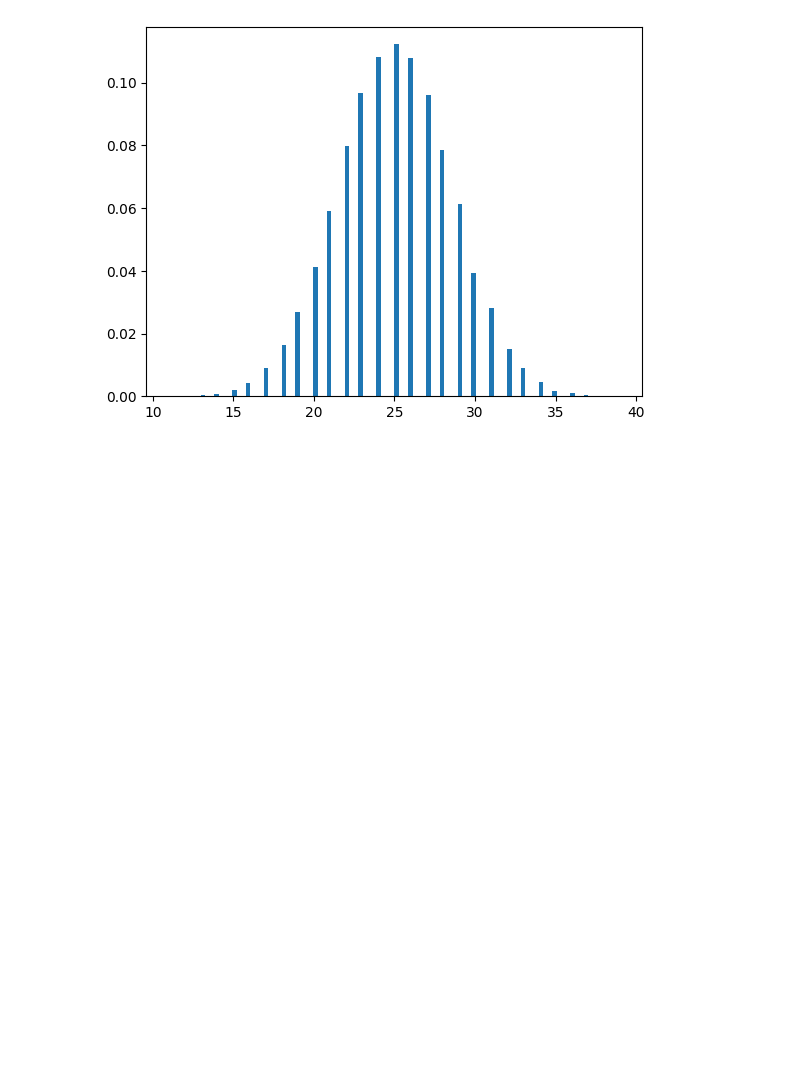
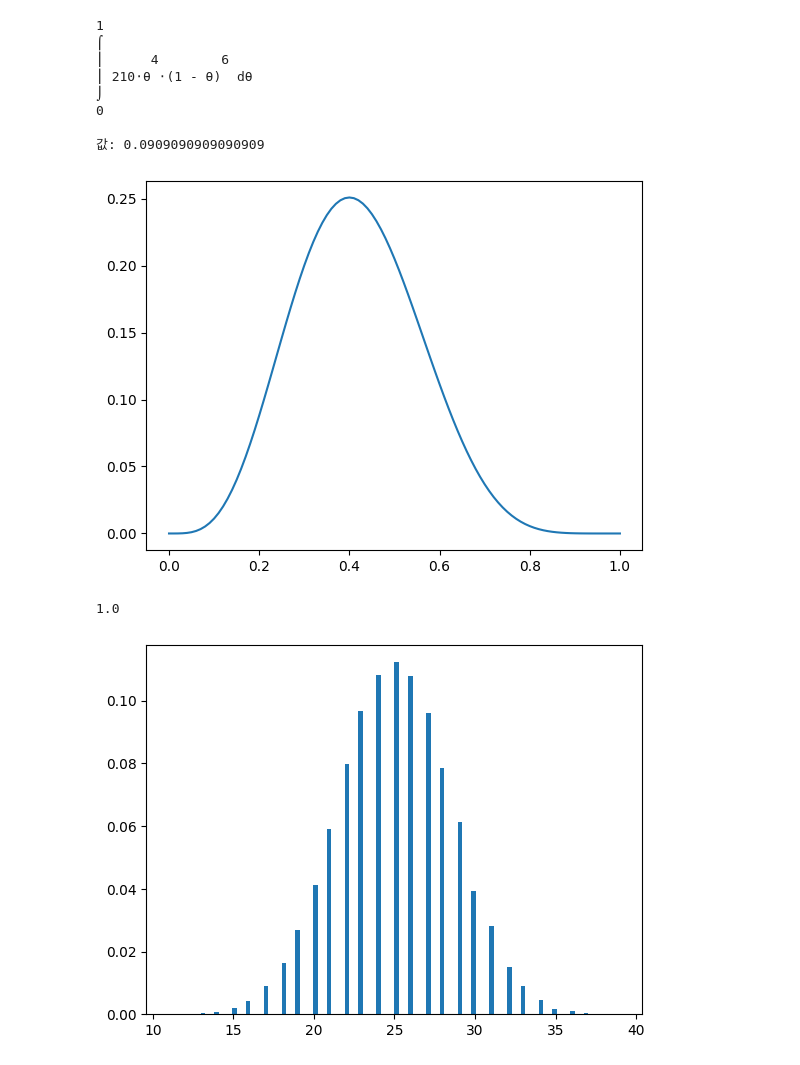
Before and after one commit to daksae98/mathematics-for-machine-learning, a Jupyter notebook: BayesianStatistics/binomial_distribution_experiment.ipynb, the cells around one changed output. Saved outputs shown, nothing was run; the diff lists cells and outputs as text; code cells hidden in the pictures; blank space fills up the shorter version.

Commit message:
BayesianStatistics-Predictive Distribution

```diff
--- a/BayesianStatistics/binomial_distribution_experiment.ipynb
+++ b/BayesianStatistics/binomial_distribution_experiment.ipynb
@@ -7,3 +16,46 @@ import matplotlib.pyplot as plt
+# %%
+def Binomial(N,k):
+    def BinomialDistribution(theta):
+        return math.comb(N,k)*theta**k*(1-theta)**(N-k)
+
+    return BinomialDistribution
+
+def BinomialSy(N,k):
+    BinomialDistribution = Binomial(N,k)
+
+    x = np.linspace(0,1,101)
+
+    points = np.array([[t, BinomialDistribution(t)] for t in x])
+
+    plt.plot(points[:,0],points[:,1])
+
+    theta = sy.symbols('theta')
+    binomialFormula =sy.factorial(N)/sy.factorial(k)/sy.factorial(N-k)*theta**k*(1-theta)**(N-k)
+    I = sy.Integral(binomialFormula,(theta,0,1))
+    print(sy.pretty(I))
+    print('\n값:',sy.integrate(binomialFormula,(theta,0,1)).evalf())
+# %%
+BinomialSy(10,4)
+# %% [output]
+1
+⌠
+⎮      4        6
+⎮ 210⋅θ ⋅(1 - θ)  dθ
+⌡
+0
+
+값: 0.0909090909090909
+[figure, added]
+# %%
+theta = 0.4
+N = 12
+total = 0
+for k in range(N+1):
+    BinomialDistribution = Binomial(N,k)
+    total += BinomialDistribution(theta)
+total
+# %% [output]
+1.0
 # %%
 epochs = 2000000
 N_trial = 50
```
Also changed, not shown: parts of 2 cells of this notebook, 8 other files.
